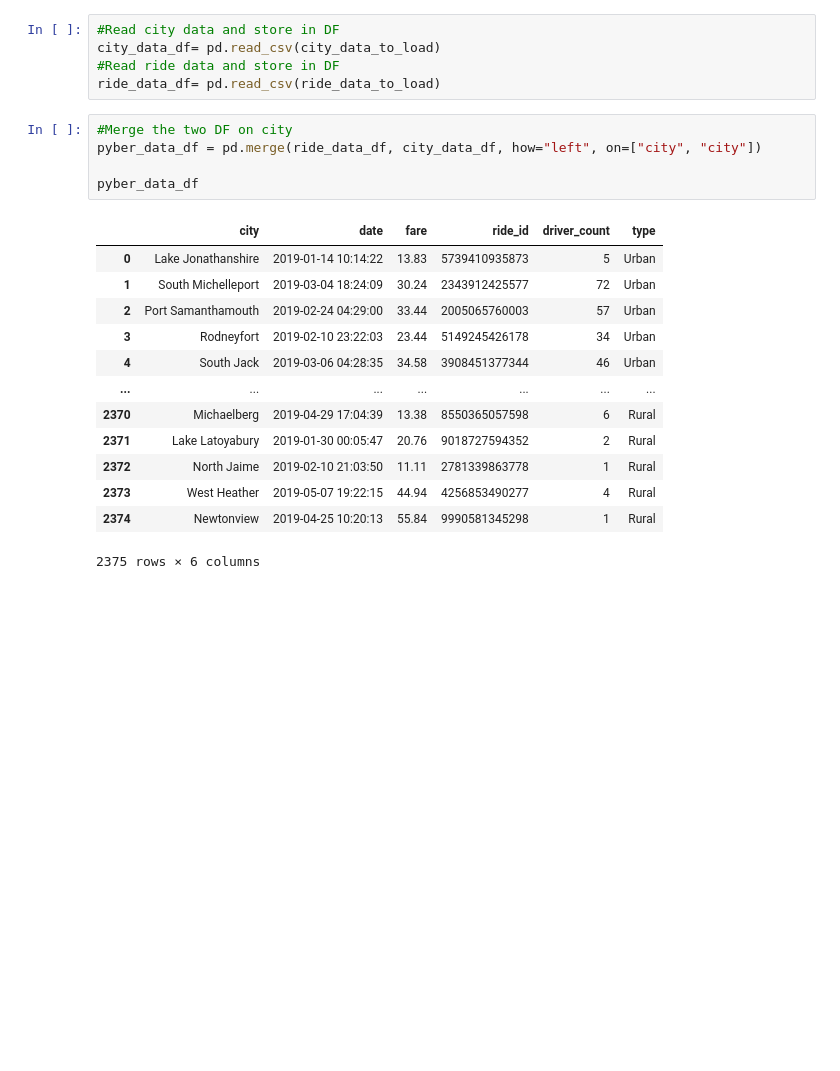
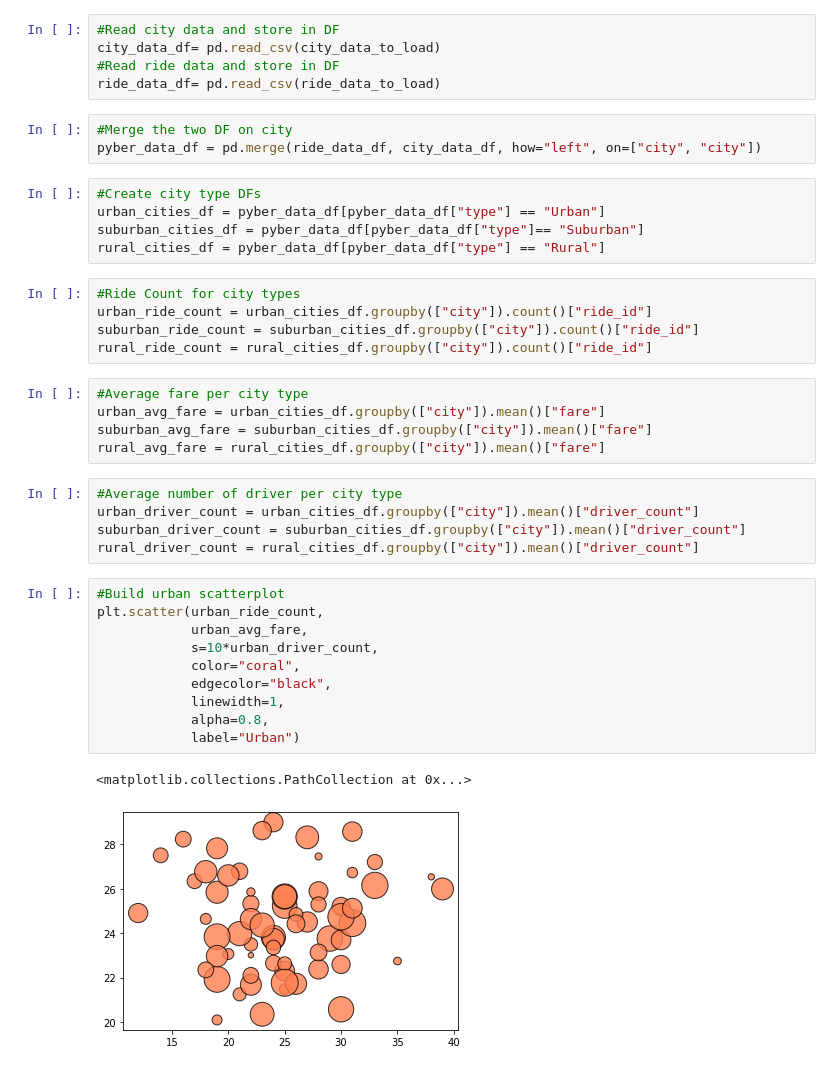
Before and after one commit to Stkaran/PyBer_Analysis, a Jupyter notebook: PyBer.ipynb, the cells around one changed output. Saved outputs shown, nothing was run; the diff lists cells and outputs as text; blank space fills up the shorter version.

Commit message:
Adding combo bubble chart an analysis folder

```diff
--- a/PyBer.ipynb
+++ b/PyBer.ipynb
@@ -15,19 +15,36 @@ ride_data_df= pd.read_csv(ride_data_to_load)
 # %%
 #Merge the two DF on city
 pyber_data_df = pd.merge(ride_data_df, city_data_df, how="left", on=["city", "city"])
-
-pyber_data_df
-# %% [output]
-|  | city | date | fare | ride_id | driver_count | type |
-| 0 | Lake Jonathanshire | 2019-01-14 10:14:22 | 13.83 | 5739410935873 | 5 | Urban |
-| 1 | South Michelleport | 2019-03-04 18:24:09 | 30.24 | 2343912425577 | 72 | Urban |
-| 2 | Port Samanthamouth | 2019-02-24 04:29:00 | 33.44 | 2005065760003 | 57 | Urban |
-| 3 | Rodneyfort | 2019-02-10 23:22:03 | 23.44 | 5149245426178 | 34 | Urban |
-| 4 | South Jack | 2019-03-06 04:28:35 | 34.58 | 3908451377344 | 46 | Urban |
-| ... | ... | ... | ... | ... | ... | ... |
-| 2370 | Michaelberg | 2019-04-29 17:04:39 | 13.38 | 8550365057598 | 6 | Rural |
-| 2371 | Lake Latoyabury | 2019-01-30 00:05:47 | 20.76 | 9018727594352 | 2 | Rural |
-| 2372 | North Jaime | 2019-02-10 21:03:50 | 11.11 | 2781339863778 | 1 | Rural |
-| 2373 | West Heather | 2019-05-07 19:22:15 | 44.94 | 4256853490277 | 4 | Rural |
-| 2374 | Newtonview | 2019-04-25 10:20:13 | 55.84 | 9990581345298 | 1 | Rural |
-2375 rows × 6 columns
+# %%
+#Create city type DFs
+urban_cities_df = pyber_data_df[pyber_data_df["type"] == "Urban"]
+suburban_cities_df = pyber_data_df[pyber_data_df["type"]== "Suburban"]
+rural_cities_df = pyber_data_df[pyber_data_df["type"] == "Rural"]
+# %%
+#Ride Count for city types
+urban_ride_count = urban_cities_df.groupby(["city"]).count()["ride_id"]
+suburban_ride_count = suburban_cities_df.groupby(["city"]).count()["ride_id"]
+rural_ride_count = rural_cities_df.groupby(["city"]).count()["ride_id"]
+# %%
+#Average fare per city type
+urban_avg_fare = urban_cities_df.groupby(["city"]).mean()["fare"]
+suburban_avg_fare = suburban_cities_df.groupby(["city"]).mean()["fare"]
+rural_avg_fare = rural_cities_df.groupby(["city"]).mean()["fare"]
+# %%
+#Average number of driver per city type
+urban_driver_count = urban_cities_df.groupby(["city"]).mean()["driver_count"]
+suburban_driver_count = suburban_cities_df.groupby(["city"]).mean()["driver_count"]
+rural_driver_count = rural_cities_df.groupby(["city"]).mean()["driver_count"]
+# %%
+#Build urban scatterplot
+plt.scatter(urban_ride_count,
+            urban_avg_fare,
+            s=10*urban_driver_count,
+            color="coral",
+            edgecolor="black",
+            linewidth=1,
+            alpha=0.8,
+            label="Urban")
+# %% [output]
+<matplotlib.collections.PathCollection at 0x...>
+[figure, added]
```
Also changed, not shown: parts of 4 cells of this notebook, 1 other file.
